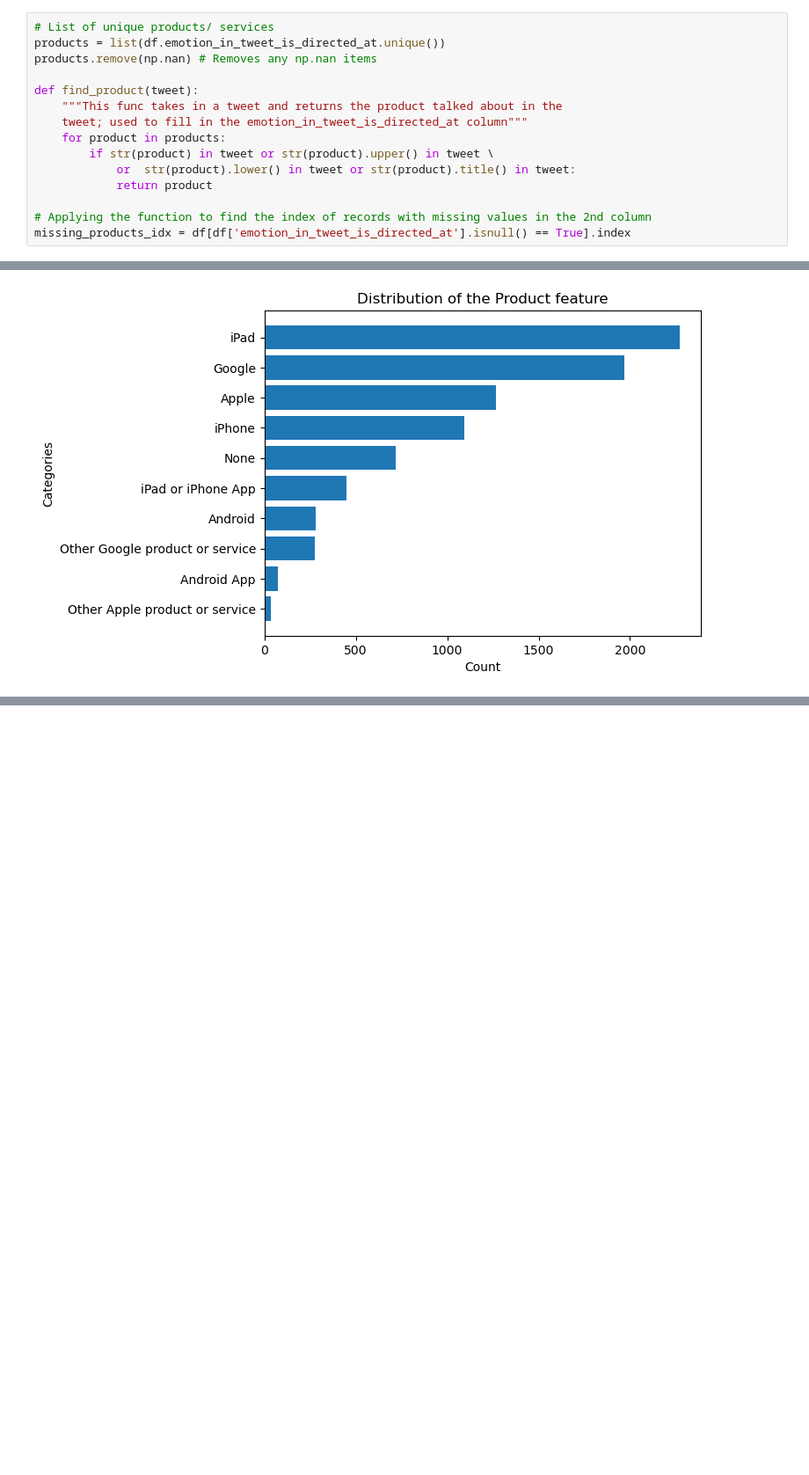
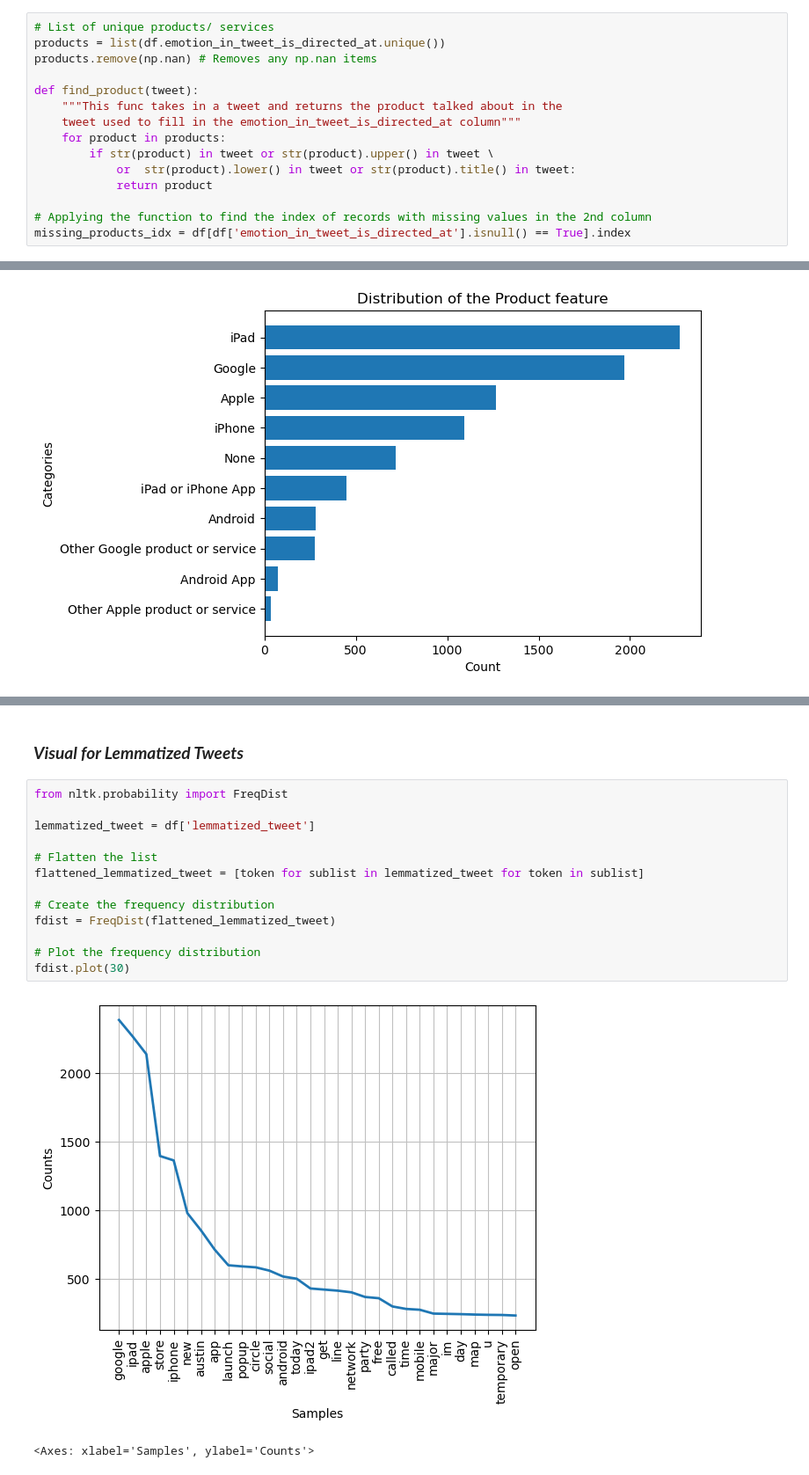
Before and after one commit to ggeorgekkariuki/SentimentFlow_NLP, a Jupyter notebook: sentimentflow.ipynb, the cells around one changed output, grey strips where cells are left out. Shown at 88% size. Cells and saved outputs as stored; diff of their text form; blank space fills up the shorter version.

```diff
--- a/sentimentflow.ipynb
+++ b/sentimentflow.ipynb
@@ -278,7 +272,7 @@ products.remove(np.nan) # Removes any np.nan items
 
 def find_product(tweet):
     """This func takes in a tweet and returns the product talked about in the
-    tweet; used to fill in the emotion_in_tweet_is_directed_at column"""
+    tweet used to fill in the emotion_in_tweet_is_directed_at column"""
     for product in products:
         if str(product) in tweet or str(product).upper() in tweet \
             or  str(product).lower() in tweet or str(product).title() in tweet:
@@ -439,0 +503,18 @@ The data has a 'None' category meaning that it did not concern the Apple of Goog
+# %% [markdown]
+### ***Visual for Lemmatized Tweets***
+# %%
+from nltk.probability import FreqDist
+
+lemmatized_tweet = df['lemmatized_tweet']
+
+# Flatten the list
+flattened_lemmatized_tweet = [token for sublist in lemmatized_tweet for token in sublist]
+
+# Create the frequency distribution
+fdist = FreqDist(flattened_lemmatized_tweet)
+
+# Plot the frequency distribution
+fdist.plot(30)
+# %% [output]
+[figure, added]
+<Axes: xlabel='Samples', ylabel='Counts'>
```
Also changed, not shown: parts of 16 cells of this notebook.
